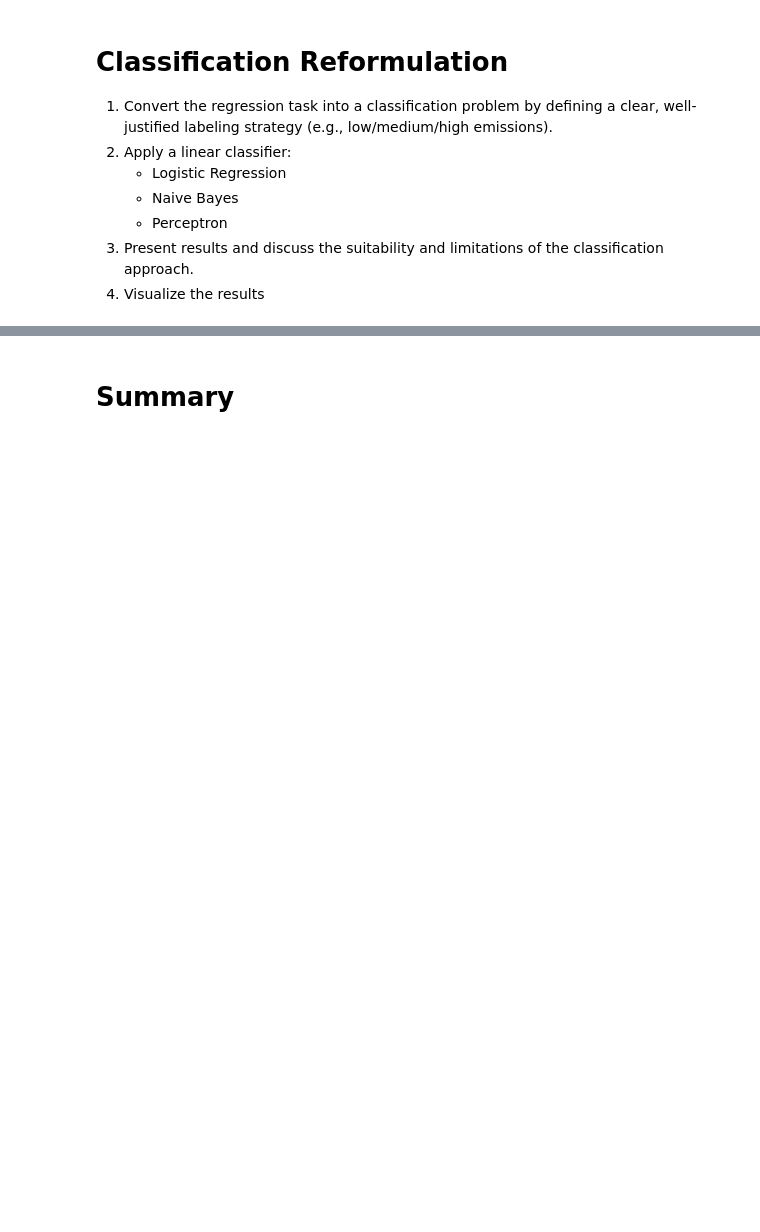
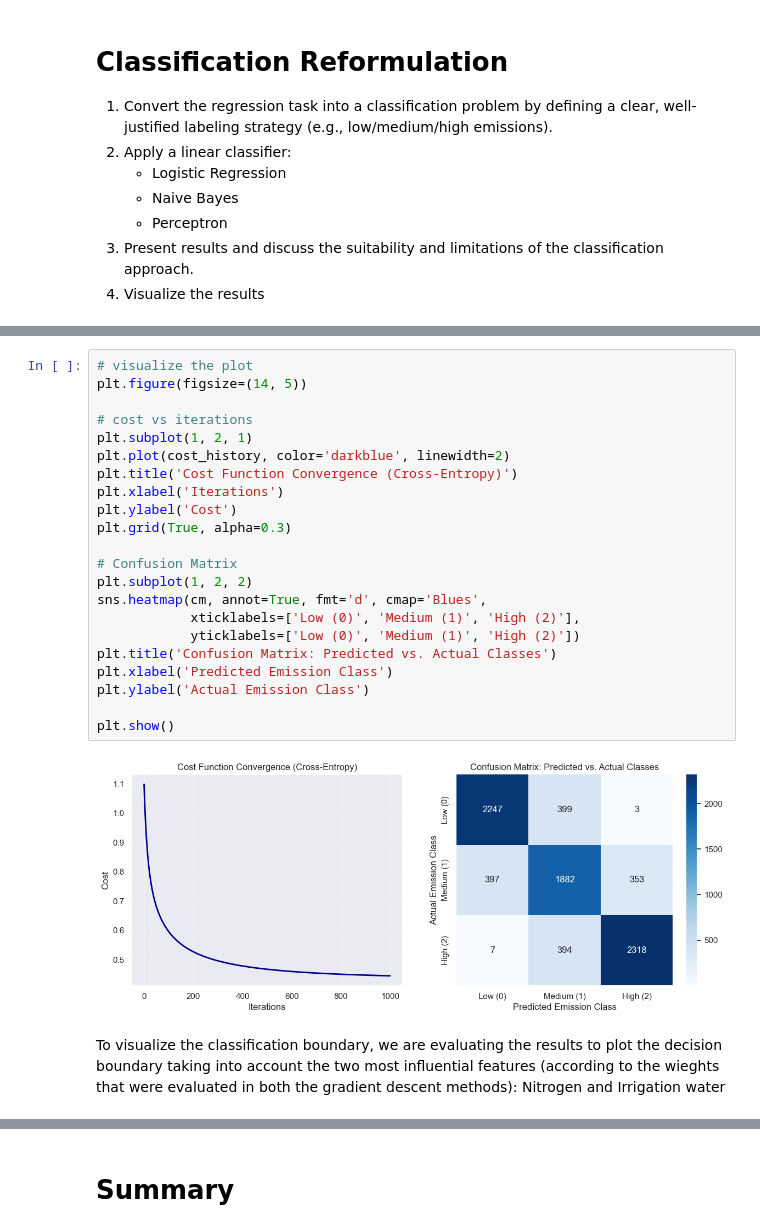
Before and after one commit to GallantGargoyle/ML_Assign1, a Jupyter notebook: ML_Assignment1.ipynb, the cells around one changed output, grey strips where cells are left out. Drawn from its saved outputs; the diff is of its cells as text; blank space fills up the shorter version.

Commit message:
classification - ML_Assignment1.ipynb

```diff
--- a/ML_Assignment1.ipynb
+++ b/ML_Assignment1.ipynb
@@ -703,0 +796,26 @@ plt.show()
+# %%
+# visualize the plot
+plt.figure(figsize=(14, 5))
+
+# cost vs iterations
+plt.subplot(1, 2, 1)
+plt.plot(cost_history, color='darkblue', linewidth=2)
+plt.title('Cost Function Convergence (Cross-Entropy)')
+plt.xlabel('Iterations')
+plt.ylabel('Cost')
+plt.grid(True, alpha=0.3)
+
+# Confusion Matrix
+plt.subplot(1, 2, 2)
+sns.heatmap(cm, annot=True, fmt='d', cmap='Blues',
+            xticklabels=['Low (0)', 'Medium (1)', 'High (2)'],
+            yticklabels=['Low (0)', 'Medium (1)', 'High (2)'])
+plt.title('Confusion Matrix: Predicted vs. Actual Classes')
+plt.xlabel('Predicted Emission Class')
+plt.ylabel('Actual Emission Class')
+
+plt.show()
+# %% [output]
+[figure, added]
+# %% [markdown]
+To visualize the classification boundary, we are evaluating the results to plot the decision boundary taking into account the two most influential features (according to the wieghts that were evaluated in both the gradient descent methods): Nitrogen and Irrigation water
```
Also changed, not shown: parts of 13 cells of this notebook.
